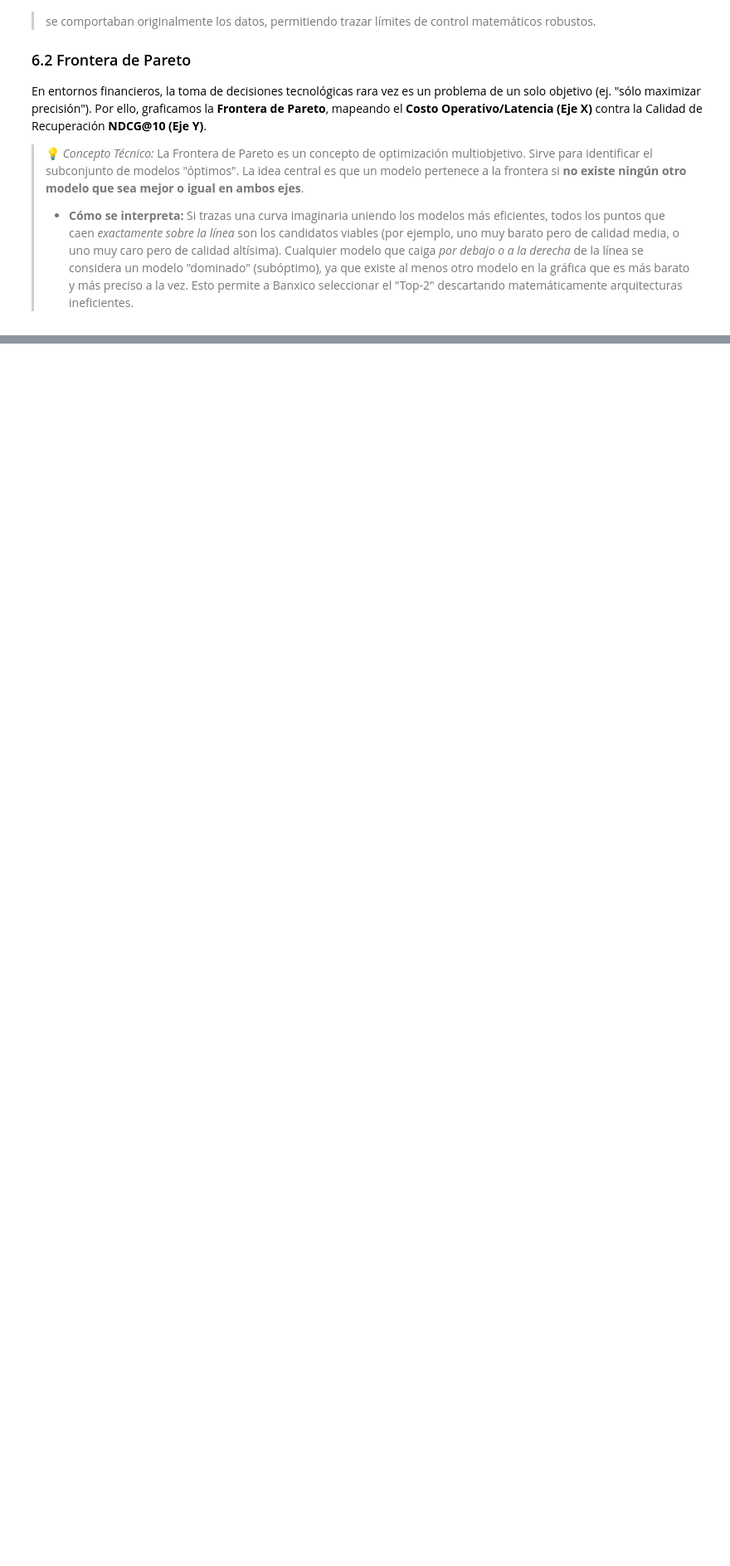
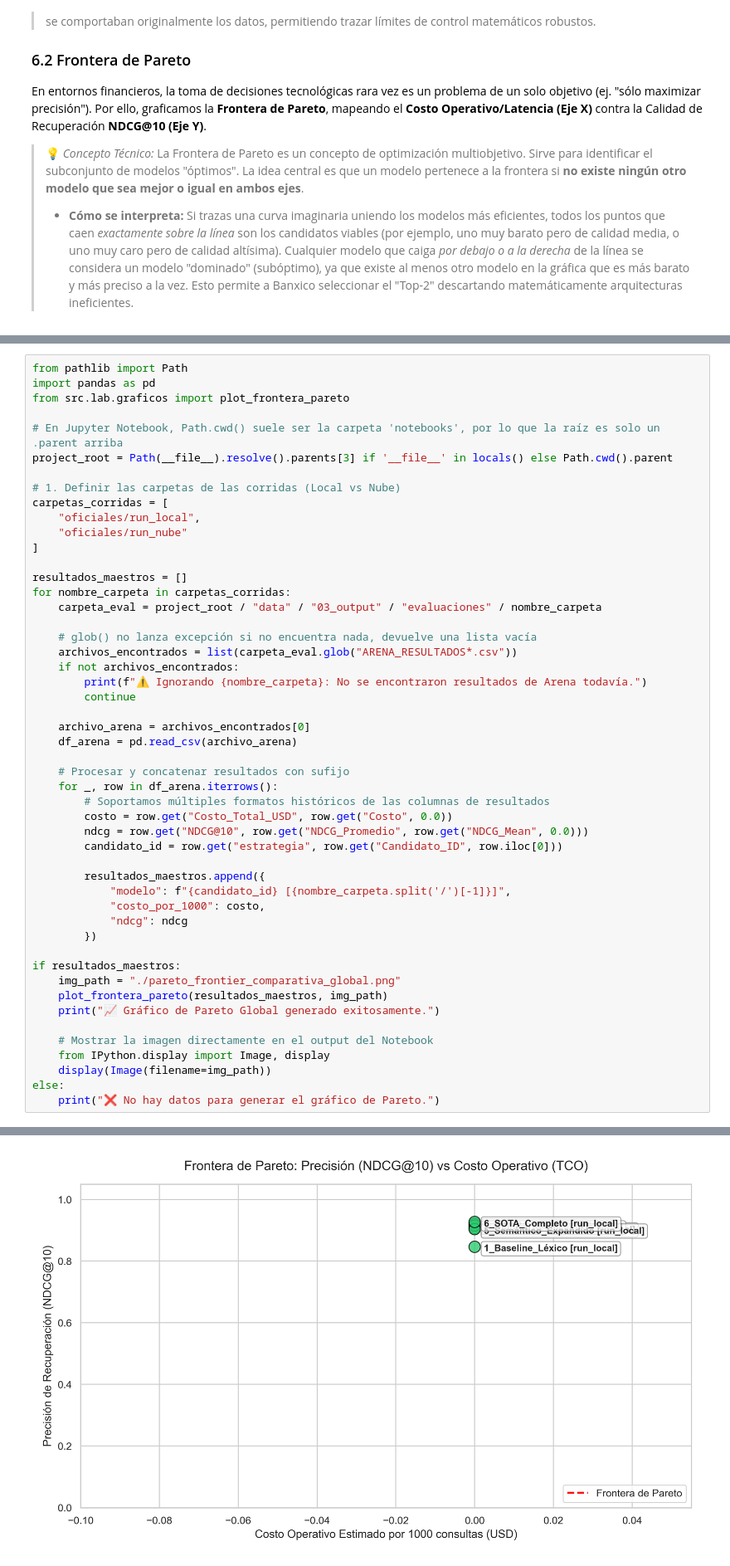
Before and after one commit to alexandro-mayoral-teran/proyecto_disf_npl, a Jupyter notebook: notebooks/Avance4_#8.ipynb, the cells around one changed output, grey strips where cells are left out. Shown at 83% size. Cells and saved outputs as stored; diff of their text form; blank space fills up the shorter version.

Commit message:
Corrida local

```diff
--- a/notebooks/Avance4_#8.ipynb
+++ b/notebooks/Avance4_#8.ipynb
@@ -212,0 +247,51 @@ print("📈 Gráfico de Pareto Global generado exitosamente.")
+# %%
+from pathlib import Path
+import pandas as pd
+from src.lab.graficos import plot_frontera_pareto
+
+# En Jupyter Notebook, Path.cwd() suele ser la carpeta 'notebooks', por lo que la raíz es solo un .parent arriba
+project_root = Path(__file__).resolve().parents[3] if '__file__' in locals() else Path.cwd().parent
+
+# 1. Definir las carpetas de las corridas (Local vs Nube)
+carpetas_corridas = [
+    "oficiales/run_local",
+    "oficiales/run_nube"
+]
+
+resultados_maestros = []
+for nombre_carpeta in carpetas_corridas:
+    carpeta_eval = project_root / "data" / "03_output" / "evaluaciones" / nombre_carpeta
+
+    # glob() no lanza excepción si no encuentra nada, devuelve una lista vacía
+    archivos_encontrados = list(carpeta_eval.glob("ARENA_RESULTADOS*.csv"))
+    if not archivos_encontrados:
+        print(f"⚠️ Ignorando {nombre_carpeta}: No se encontraron resultados de Arena todavía.")
+        continue
+
+    archivo_arena = archivos_encontrados[0]
+    df_arena = pd.read_csv(archivo_arena)
+
+    # Procesar y concatenar resultados con sufijo
+    for _, row in df_arena.iterrows():
+        # Soportamos múltiples formatos históricos de las columnas de resultados
+        costo = row.get("Costo_Total_USD", row.get("Costo", 0.0))
+        ndcg = row.get("NDCG@10", row.get("NDCG_Promedio", row.get("NDCG_Mean", 0.0)))
+        candidato_id = row.get("estrategia", row.get("Candidato_ID", row.iloc[0]))
+
+        resultados_maestros.append({
+            "modelo": f"{candidato_id} [{nombre_carpeta.split('/')[-1]}]",
+            "costo_por_1000": costo,
+            "ndcg": ndcg
+        })
+
+if resultados_maestros:
+    img_path = "./pareto_frontier_comparativa_global.png"
+    plot_frontera_pareto(resultados_maestros, img_path)
+    print("📈 Gráfico de Pareto Global generado exitosamente.")
+
+    # Mostrar la imagen directamente en el output del Notebook
+    from IPython.display import Image, display
+    display(Image(filename=img_path))
+else:
+    print("❌ No hay datos para generar el gráfico de Pareto.")
+# %% [output]
@@ -213 +301,2 @@ print("📈 Gráfico de Pareto Global generado exitosamente.")
+[figure, added]
 # %% [markdown]
```
Also changed, not shown: parts of 12 cells of this notebook, 13 other files.
